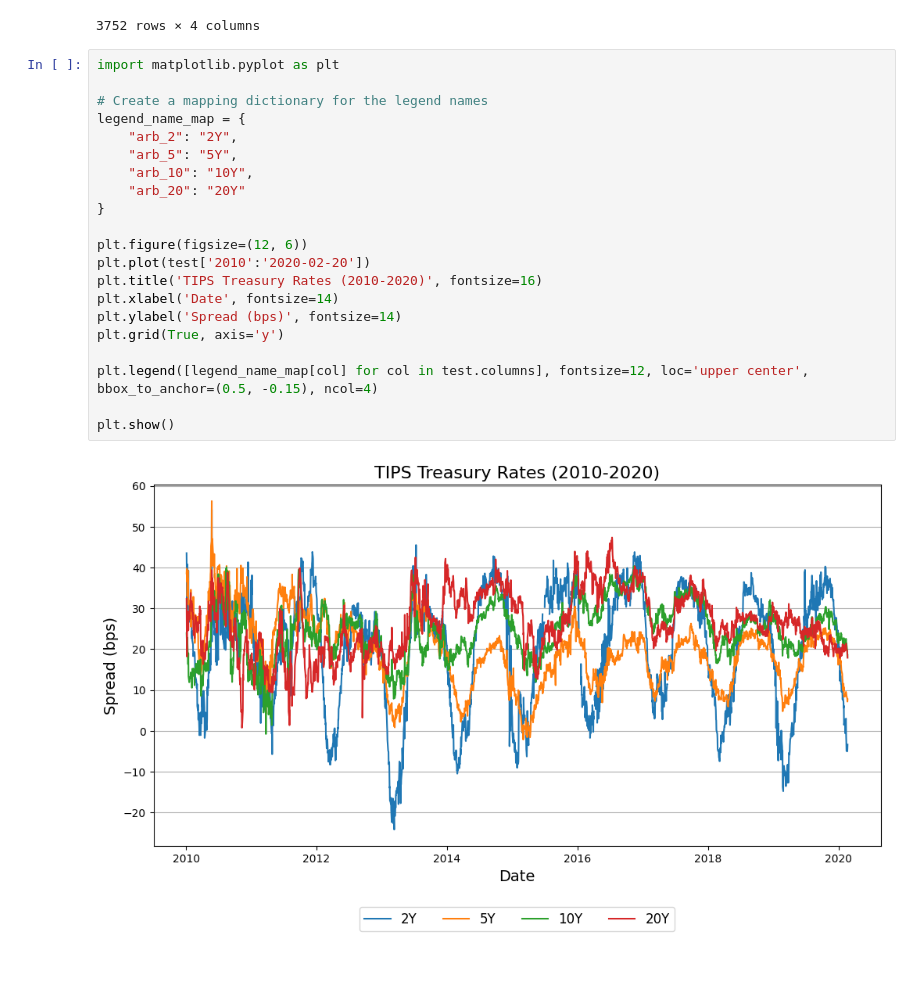
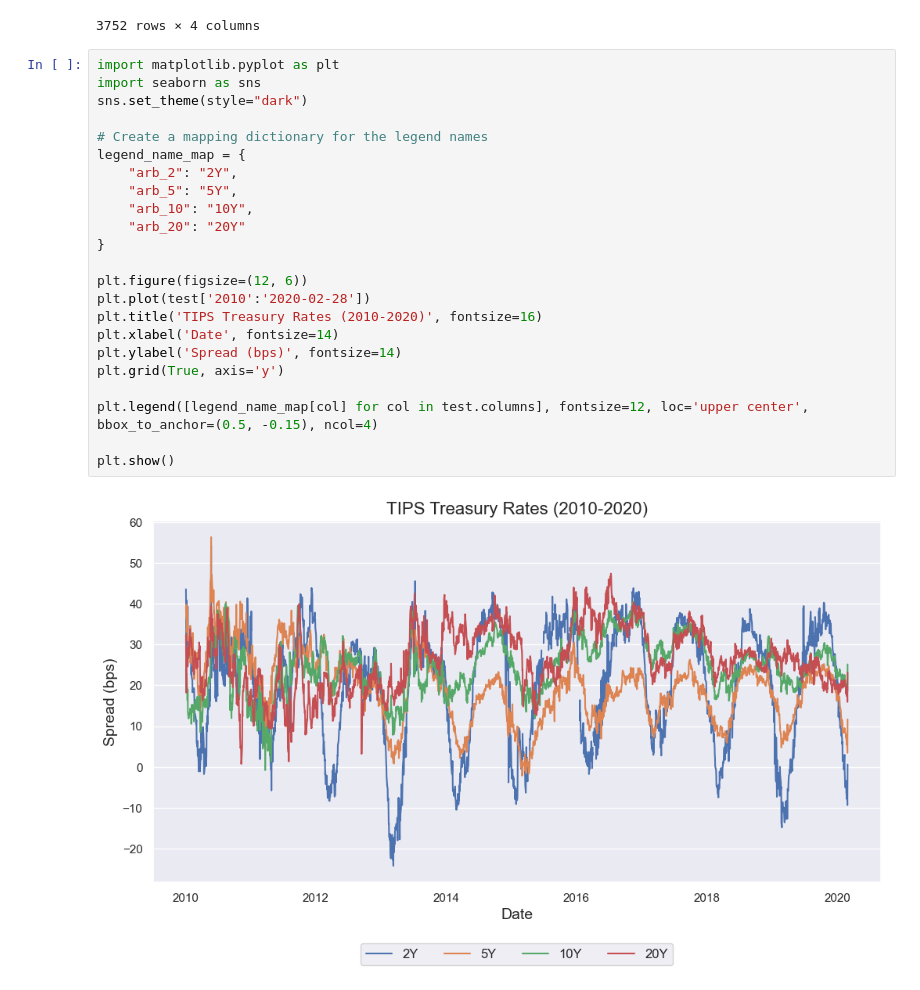
Before and after one commit to jmbejara/p14_tips_treasury_arb, a Jupyter notebook: src/test_replication.ipynb, the cells around one changed output. Drawn from its saved outputs; the diff is of its cells as text.

```diff
--- a/src/test_replication.ipynb
+++ b/src/test_replication.ipynb
@@ -50,24 +50,26 @@ See the caveats in the documentation: https://pandas.pydata.org/pandas-docs/stab
 3752 rows × 4 columns
 # %%
 import matplotlib.pyplot as plt
+import seaborn as sns
+sns.set_theme(style="dark")
 
 # Create a mapping dictionary for the legend names
 legend_name_map = {
     "arb_2": "2Y",
     "arb_5": "5Y",
     "arb_10": "10Y",
     "arb_20": "20Y"
 }
 
 plt.figure(figsize=(12, 6))
-plt.plot(test['2010':'2020-02-20'])
+plt.plot(test['2010':'2020-02-28'])
 plt.title('TIPS Treasury Rates (2010-2020)', fontsize=16)
 plt.xlabel('Date', fontsize=14)
 plt.ylabel('Spread (bps)', fontsize=14)
 plt.grid(True, axis='y')
 
 plt.legend([legend_name_map[col] for col in test.columns], fontsize=12, loc='upper center', bbox_to_anchor=(0.5, -0.15), ncol=4)
 
 plt.show()
 # %% [output]
-[figure, old version]
+[figure, new version]
```
Also changed, not shown: parts of 9 cells of this notebook, 2 other files.
